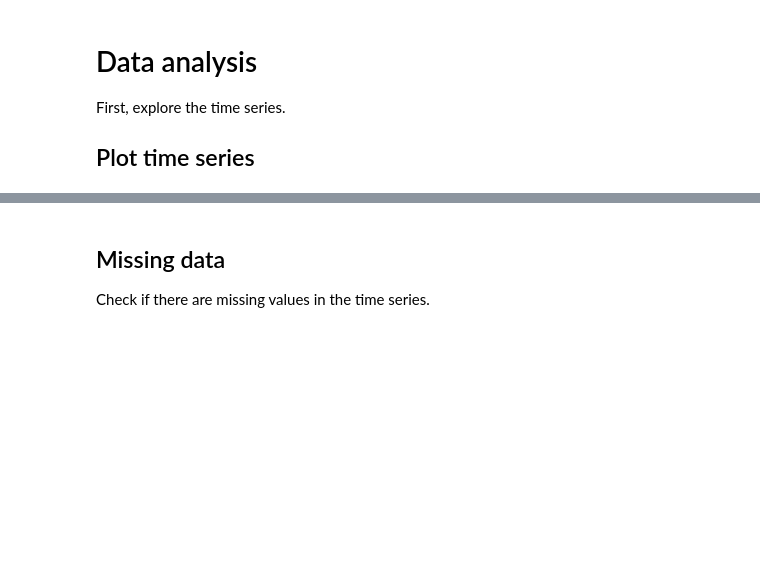
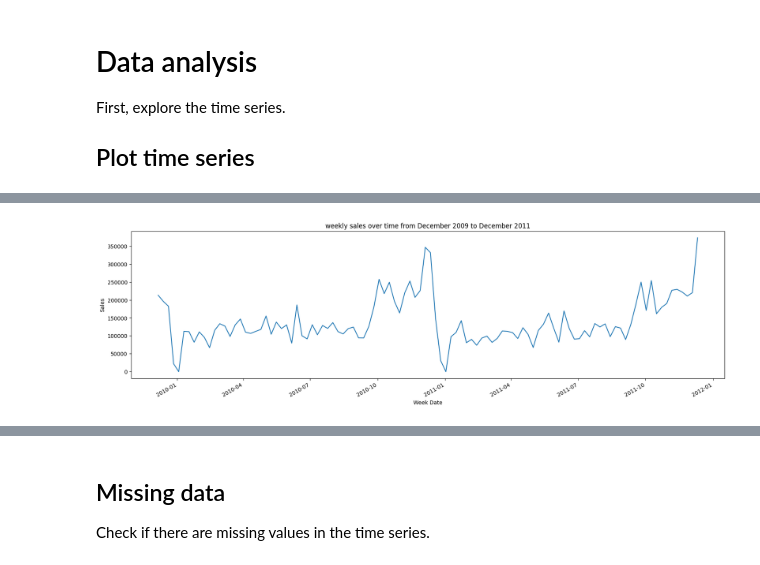
Before and after one commit to HiImPian/Feature_Engineering_for_TSF, a Jupyter notebook: assignments/02-tabularizing-time-series/assignment.ipynb, the cells around one changed output, grey strips where cells are left out. Drawn from its saved outputs; the diff is of its cells as text; code cells hidden in the pictures; blank space fills up the shorter version.

```diff
--- a/assignments/02-tabularizing-time-series/assignment.ipynb
+++ b/assignments/02-tabularizing-time-series/assignment.ipynb
@@ -39,0 +63,12 @@ First, explore the time series.
+# %%
+f = plt.figure()
+f.set_figwidth(20)
+f.set_figheight(5)
+plt.plot(df.index, df['sales'])
+plt.title('Weekly sales over time from December 2009 to December 2011')
+plt.xticks(rotation = 30, ha = 'right')
+plt.xlabel('Week Date')
+plt.ylabel('Sales')
+plt.show()
+# %% [output]
+[figure, added]
```
Also changed, not shown: parts of 13 cells of this notebook.
